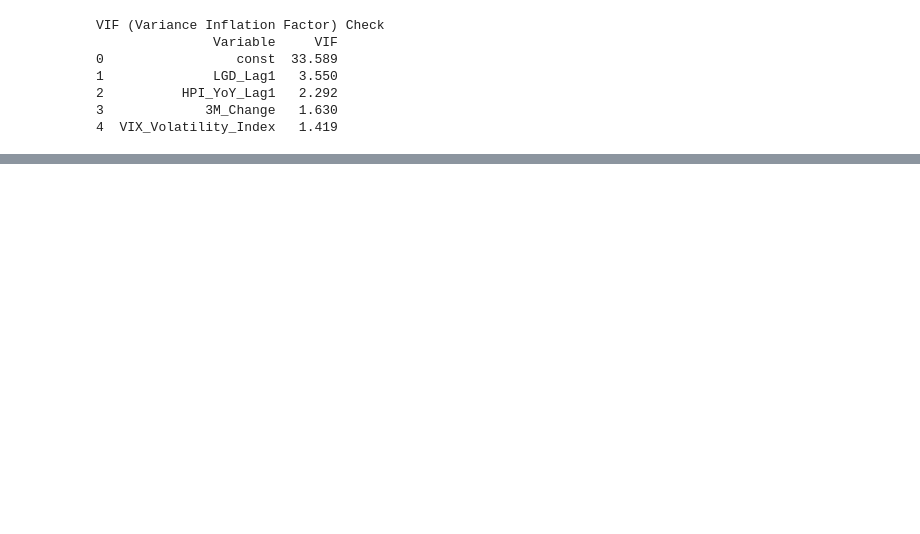
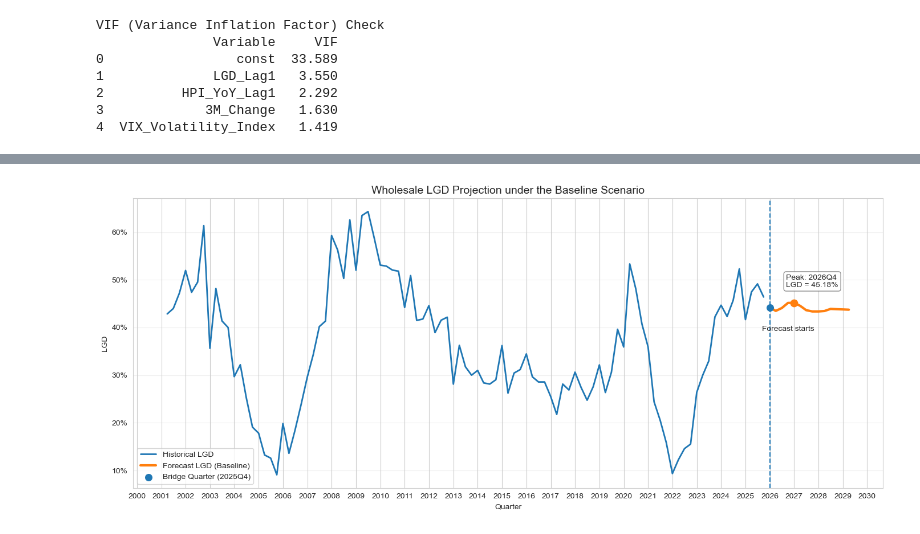
Before and after one commit to kgpai97-lab/ccar-framework, a Jupyter notebook: lgd_wholesale_model.ipynb, the cells around one changed output, grey strips where cells are left out. Cells and saved outputs as stored; diff of their text form; code cells hidden in the pictures; blank space fills up the shorter version.

```diff
--- a/lgd_wholesale_model.ipynb
+++ b/lgd_wholesale_model.ipynb
@@ -1100,0 +962,10 @@ plt.show()
+# %%
+baseline_path = "./raw_data/2026_Final_Supervisory_Baseline_Domestic.csv"
+
+scenario_full_base, forecast_lgd_base, lgd_2025q4_hat_base = run_lgd_scenario(
+    scenario_path=baseline_path,
+    scenario_name="Baseline",
+    df_model=df_model,
+    df_macro=df_macro,
+    res=res
+)
@@ -1100,0 +1018,80 @@ plt.show()
+# %%
+# Baseline Scenario Plot
+# historical data
+hist = df_model[["Wholesale_LGD"]].copy().reset_index()
+hist = hist.rename(columns={hist.columns[0]: "Quarter"})
+hist["Quarter"] = hist["Quarter"].astype(str)
+hist["Date"] = hist["Quarter"].str.replace("Q1", "-03-31") \
+                             .str.replace("Q2", "-06-30") \
+                             .str.replace("Q3", "-09-30") \
+                             .str.replace("Q4", "-12-31")
+hist["Date"] = pd.to_datetime(hist["Date"])
+
+# bridge quarter
+bridge_df_base = pd.DataFrame({
+    "Quarter": ["2025Q4"],
+    "Wholesale_LGD": [lgd_2025q4_hat_base],
+    "Date": [pd.Timestamp("2025-12-31")]
+})
+
+# forecast path
+fcst_plot_base = forecast_lgd_base.copy()
+fcst_plot_base["Quarter"] = fcst_plot_base["Quarter"].astype(str)
+fcst_plot_base["Date"] = fcst_plot_base["Quarter"].str.replace("Q1", "-03-31") \
+                                                .str.replace("Q2", "-06-30") \
+                                                .str.replace("Q3", "-09-30") \
+                                                .str.replace("Q4", "-12-31")
+fcst_plot_base["Date"] = pd.to_datetime(fcst_plot_base["Date"])
+fcst_plot_base = fcst_plot_base.rename(columns={"Pred_Wholesale_LGD": "Wholesale_LGD"})
+
+actual_cutoff = pd.Timestamp("2025-09-30")
+forecast_start = pd.Timestamp("2025-12-31")
+
+actual_part = hist[hist["Date"] <= actual_cutoff].copy()
+forecast_part = pd.concat([bridge_df_base, fcst_plot_base[["Date", "Quarter", "Wholesale_LGD"]]], ignore_index=True)
+
+peak_idx = forecast_part["Wholesale_LGD"].idxmax()
+peak_row = forecast_part.loc[peak_idx]
+
+plt.figure(figsize=(14, 6))
+
+plt.plot(actual_part["Date"], actual_part["Wholesale_LGD"], label="Historical LGD", linewidth=2)
+plt.plot(forecast_part["Date"], forecast_part["Wholesale_LGD"], label="Forecast LGD (Baseline)", linewidth=3)
+
+plt.scatter(bridge_df_base["Date"], bridge_df_base["Wholesale_LGD"], s=70, zorder=5, label="Bridge Quarter (2025Q4)")
+plt.axvline(x=forecast_start, linestyle="--", linewidth=1.5)
+
+plt.scatter(peak_row["Date"], peak_row["Wholesale_LGD"], s=80, zorder=6)
+plt.annotate(
+    f"Peak: {peak_row['Quarter']}\nLGD = {peak_row['Wholesale_LGD']:.2%}",
+    xy=(peak_row["Date"], peak_row["Wholesale_LGD"]),
+    xytext=(-10, 20),
+    textcoords="offset points",
+    fontsize=10,
+    bbox=dict(boxstyle="round,pad=0.3", fc="white", ec="gray", alpha=0.9),
+    arrowprops=dict(arrowstyle="->", lw=1)
+)
+
+plt.annotate(
+    "Forecast starts",
+    xy=(forecast_start, bridge_df_base["Wholesale_LGD"].iloc[0]),
+    xytext=(-10, -30),
+    textcoords="offset points",
+    fontsize=10
+)
+
+plt.title("Wholesale LGD Projection under the Baseline Scenario", fontsize=14)
+plt.xlabel("Quarter")
+plt.ylabel("LGD")
+
+ax = plt.gca()
+ax.xaxis.set_major_locator(mdates.YearLocator())
+ax.xaxis.set_major_formatter(mdates.DateFormatter("%Y"))
+ax.yaxis.set_major_formatter(PercentFormatter(1.0))
+
+plt.legend(frameon=True)
+plt.grid(True, axis="y", alpha=0.3)
+plt.tight_layout()
+plt.show()
+# %% [output]
+[figure, added]
```
Also changed, not shown: parts of 18 cells of this notebook, 2 other files.
